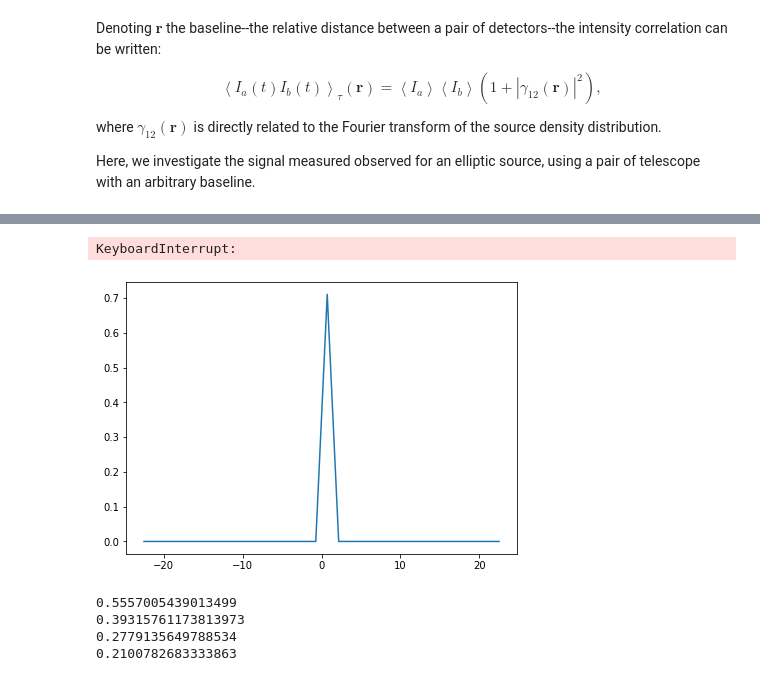
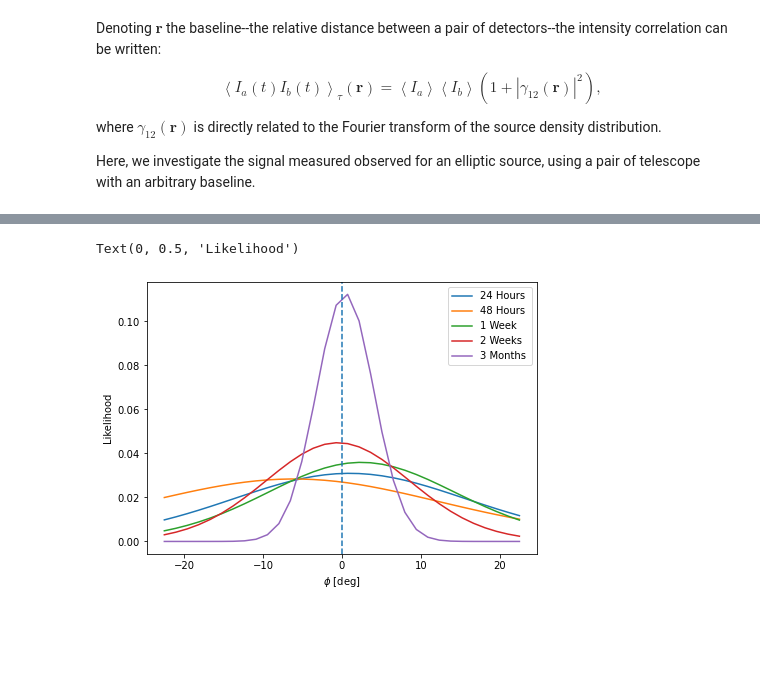
Before and after one commit to hlasco/intensity_interferrometry_layout_benchmark, a Jupyter notebook: intensity_interferometry.ipynb, the cells around one changed output, grey strips where cells are left out. Drawn from its saved outputs; the diff is of its cells as text; code cells hidden in the pictures; blank space fills up the shorter version.

```diff
--- a/intensity_interferometry.ipynb
+++ b/intensity_interferometry.ipynb
@@ -38,3 +38,3 @@ uv.plotFigure2()
 # %%
-cta = II.CTA(uv, bAddCTA=True, bAddELT=False, bAddVLT=False, nGrid=128, nPerTraj=1024)
+cta = II.TelescopeArray(uv,layout='layouts/basic_cta', nGrid=128, nPerTraj=1024)
 # %% [output]
@@ -68,8 +65 @@ print(np.mean(area))
-# %%
-x = np.linspace(-cta.bline_max, cta.bline_max, cta.N_snr_grid)
-y = np.linspace(-cta.bline_max, cta.bline_max, cta.N_snr_grid)
-xx, yy = np.meshgrid(x, y)
-plt.figure(figsize=(8, 8))
-plt.pcolormesh(xx ,yy , snr.T, norm=LogNorm())
-plt.colorbar()
 # %%
@@ -253,7 +193,7 @@ phi_range = np.pi / 8
 phis = np.linspace(-phi_range, phi_range, N_phi)
 dphi = 2 * phi_range / N_phi
 
-nights = [7,30,90,180,365]
+nights = [2,4,14,28,180]
 to_plot = nights
 labels = ['24 Hours', '48 Hours ', '1 Week', '2 Weeks', '3 Months']
 L = np.array([sp.zeros(N_phi, 1) for i in range(len(nights))])
@@ -323,5 +263,5 @@ plt.ylabel('Likelihood')
-KeyboardInterrupt:
+Text(0, 0.5, 'Likelihood')
-[figure, old version]
+[figure, new version]
 # %%
 fig = plt.figure(figsize=(12,10))
 idx = 0
@@ -349,28 +289,3 @@ plt.yticks(fontsize=20)
 plt.xlabel('$\phi$ [deg]',fontsize=25)
 plt.ylabel('Likelihood',fontsize=25)
 #plt.savefig('likelihood_plot_ELT_VLT.pdf', bbox_inches='tight')
-# %%
-from scipy.optimize import curve_fit
-from scipy import asarray as ar,exp
-
-def Gauss(x, *p):
-    A, mu, sigma = p
-    return A*np.exp(-(x-mu)**2/(2.*sigma**2))
-
-x, y = np.loadtxt('ELT_VLT_1nights.txt', delimiter='\t', unpack=True)
-coeff, _ = curve_fit(Gauss, x, y, p0=[1.0, 0.0, 5], bounds=([0, -2, 0], [100, 2, 100]), maxfev=3000)
-print(coeff[2])
-x, y = np.loadtxt('ELT_VLT_2nights.txt', delimiter='\t', unpack=True)
-coeff, _ = curve_fit(Gauss, x, y, p0=[1.0, 0.0, 5], bounds=([0, -2, 0], [100, 2, 100]), maxfev=3000)
-print(coeff[2])
-x, y = np.loadtxt('ELT_VLT_4nights.txt', delimiter='\t', unpack=True)
-coeff, _ = curve_fit(Gauss, x, y, p0=[1.0, 0.0, 5], bounds=([0, -2, 0], [100, 2, 100]), maxfev=3000)
-print(coeff[2])
-x, y = np.loadtxt('ELT_VLT_7nights.txt', delimiter='\t', unpack=True)
-coeff, _ = curve_fit(Gauss, x, y, p0=[1.0, 0.0, 5], bounds=([0, -2, 0], [100, 2, 100]), maxfev=3000)
-print(coeff[2])
-# %% [output]
-0.5557005439013499
-0.39315761173813973
-0.2779135649788534
-0.2100782683333863
```
Also changed, not shown: parts of 33 cells of this notebook, 1 other file.
